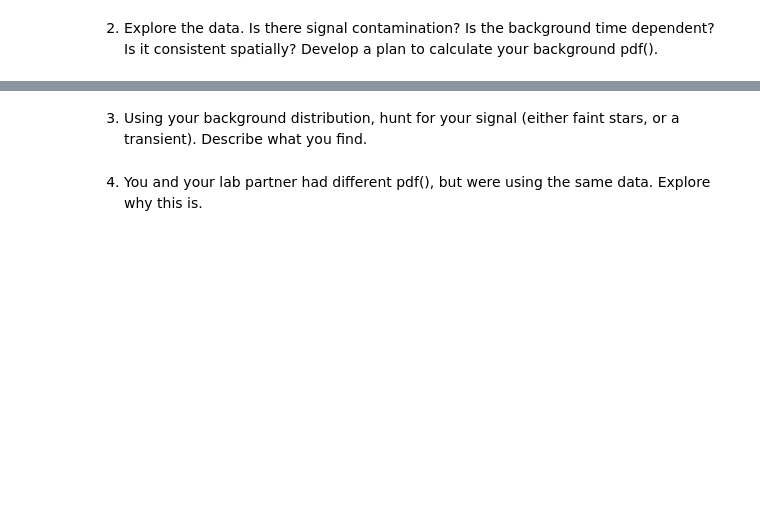
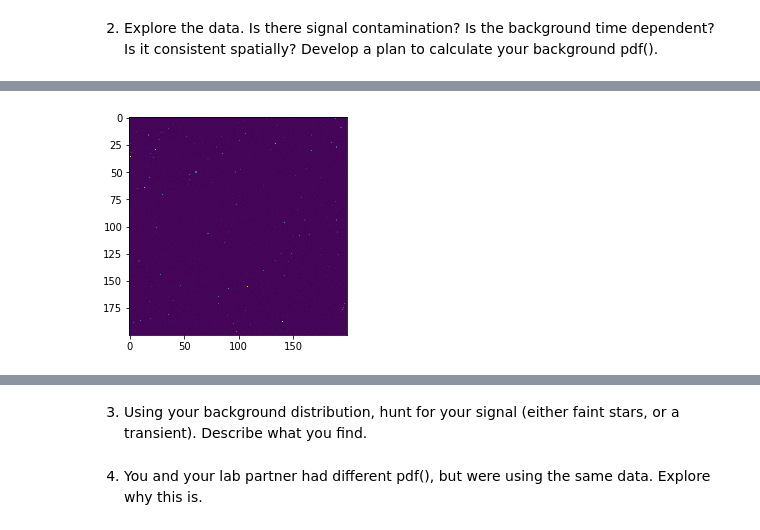
Before and after one commit to AdamK42/physics-434, a Jupyter notebook: lab4/lab4.ipynb, the cells around one changed output, grey strips where cells are left out. Drawn from its saved outputs; the diff is of its cells as text; code cells hidden in the pictures; blank space fills up the shorter version.

```diff
--- a/lab4/lab4.ipynb
+++ b/lab4/lab4.ipynb
@@ -224,0 +242,5 @@ hf.close()
+# %%
+imagesum = imagestack.sum(axis=2)
+plt.imshow(imagesum);
+# %% [output]
+[figure, added]
```
Also changed, not shown: parts of 7 cells of this notebook.
